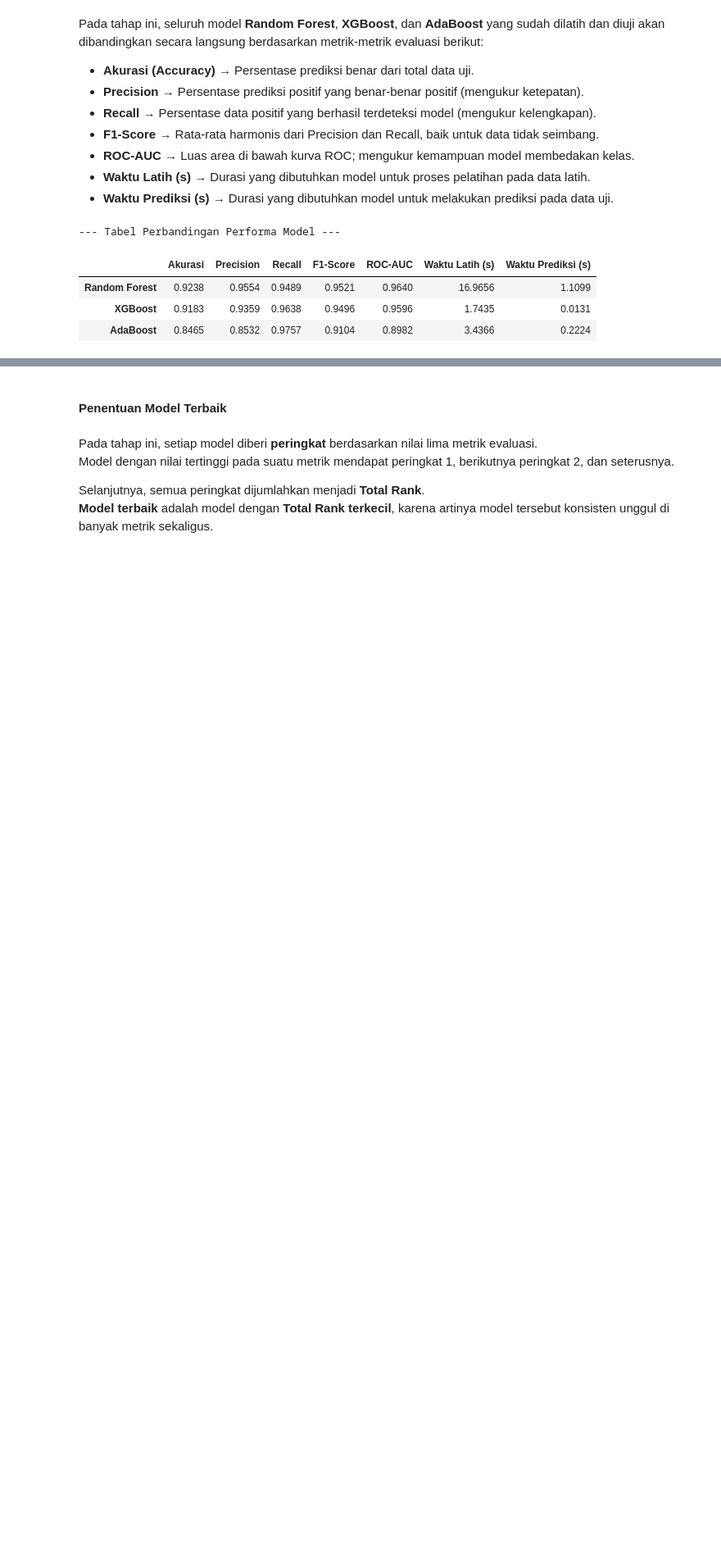
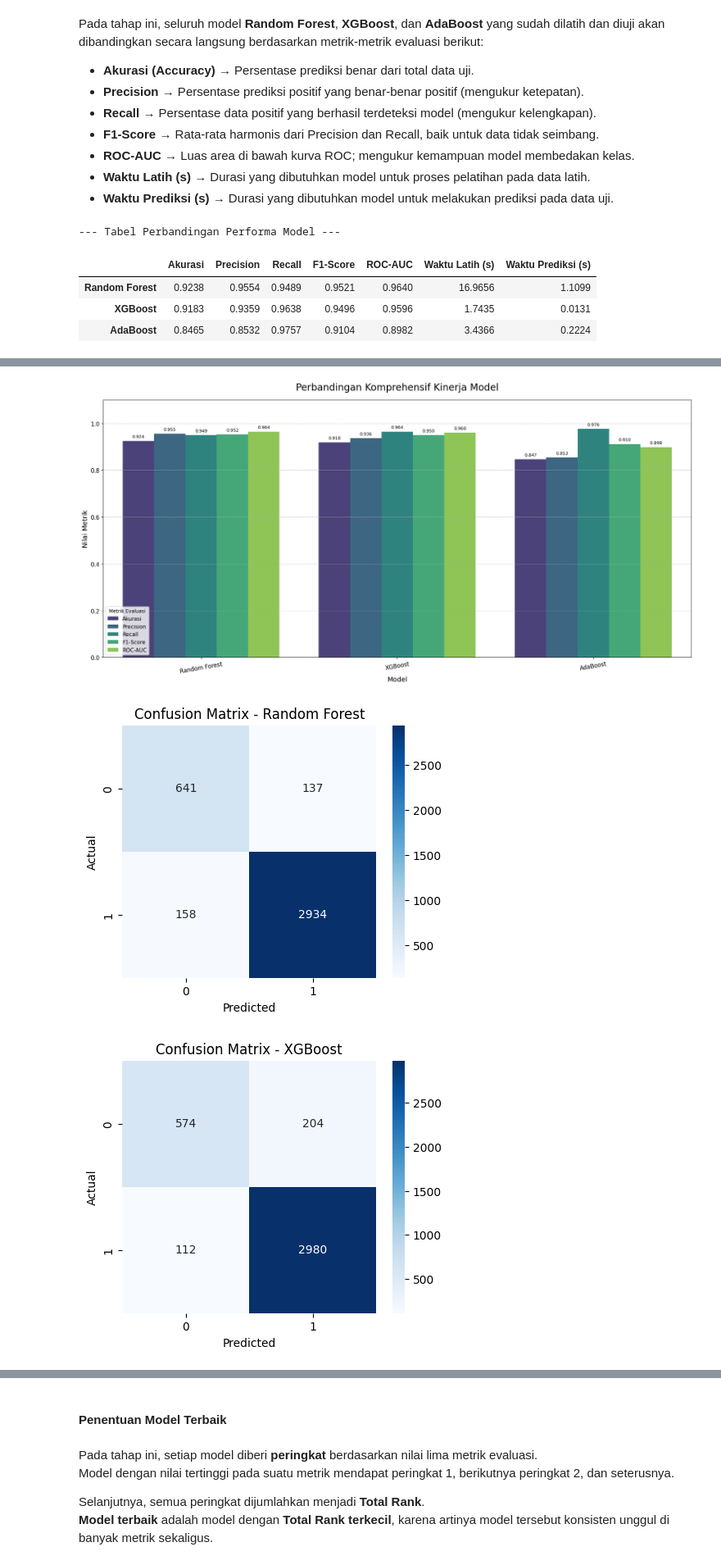
Before and after one commit to kuntinajma/UAS-Pembelajaran-Mesin-Analisis-Sentimen, a Jupyter notebook: Notebooks/analisis_sentimen_grab.ipynb, the cells around one changed output, grey strips where cells are left out. Shown at 82% size. Cells and saved outputs as stored; diff of their text form; code cells hidden in the pictures; blank space fills up the shorter version.

```diff
--- a/Notebooks/analisis_sentimen_grab.ipynb
+++ b/Notebooks/analisis_sentimen_grab.ipynb
@@ -1048,0 +973,72 @@ plt.show()
+# %%
+# --- 1. Visualisasi Perbandingan Komprehensif (Grouped Bar Chart) ---
+performance_metrics = ['Akurasi', 'Precision', 'Recall', 'F1-Score', 'ROC-AUC']
+df_performance = report_table[performance_metrics].copy()
+df_melted = df_performance.reset_index().rename(columns={'index': 'Model'}).melt(
+    id_vars='Model',
+    var_name='Metrik',
+    value_name='Nilai'
+)
+plt.figure(figsize=(18, 9))
+ax = sns.barplot(
+    data=df_melted,
+    x='Model',
+    y='Nilai',
+    hue='Metrik',
+    palette='viridis'
+)
+plt.title('Perbandingan Komprehensif Kinerja Model', fontsize=20, pad=20)
+plt.xlabel('Model', fontsize=14)
+plt.ylabel('Nilai Metrik', fontsize=14)
+plt.ylim(0, 1.1)
+plt.xticks(rotation=10, fontsize=12)
+plt.yticks(fontsize=12)
+plt.legend(title='Metrik Evaluasi', fontsize=11)
+plt.grid(axis='y', linestyle='--', alpha=0.7)
+# Menambahkan label nilai di atas setiap bar
+for p in ax.patches:
+    # Jangan tambahkan label untuk bar yang nilainya sangat kecil (opsional)
+    if p.get_height() > 0.01:
+        ax.annotate(f'{p.get_height():.3f}',
+                    (p.get_x() + p.get_width() / 2., p.get_height()),
+                    ha='center', va='center',
+                    xytext=(0, 9),
+                    textcoords='offset points',
+                    fontsize=9,
+                    rotation=0)
+plt.tight_layout()
+plt.show()
+
+
+# --- 2. Confusion Matrix untuk masing-masing model ---
+for name, model in models.items():
+    y_pred = model.predict(X_test_selected)   # pakai X_test_selected
+    cm = confusion_matrix(y_test, y_pred)
+
+    plt.figure(figsize=(5,4))
+    sns.heatmap(cm, annot=True, fmt="d", cmap="Blues")
+    plt.title(f"Confusion Matrix - {name}")
+    plt.ylabel("Actual")
+    plt.xlabel("Predicted")
+    plt.show()
+
+
+# --- 3. ROC Curve per Model ---
+plt.figure(figsize=(8,6))
+for name, model in models.items():
+    if hasattr(model, "predict_proba"):
+        y_proba = model.predict_proba(X_test_selected)[:,1]  # pakai X_test_selected
+        fpr, tpr, _ = roc_curve(y_test, y_proba)
+        roc_auc = auc(fpr, tpr)
+        plt.plot(fpr, tpr, label=f"{name} (AUC = {roc_auc:.2f})")
+
+plt.plot([0,1],[0,1],'k--')
+plt.title("ROC Curve per Model")
+plt.xlabel("False Positive Rate")
+plt.ylabel("True Positive Rate")
+plt.legend(loc="lower right")
+plt.show()
+# %% [output]
+[figure, added]
+[figure, added]
+[figure, added]
```
Also changed, not shown: parts of 2 cells of this notebook, 1 other file.
